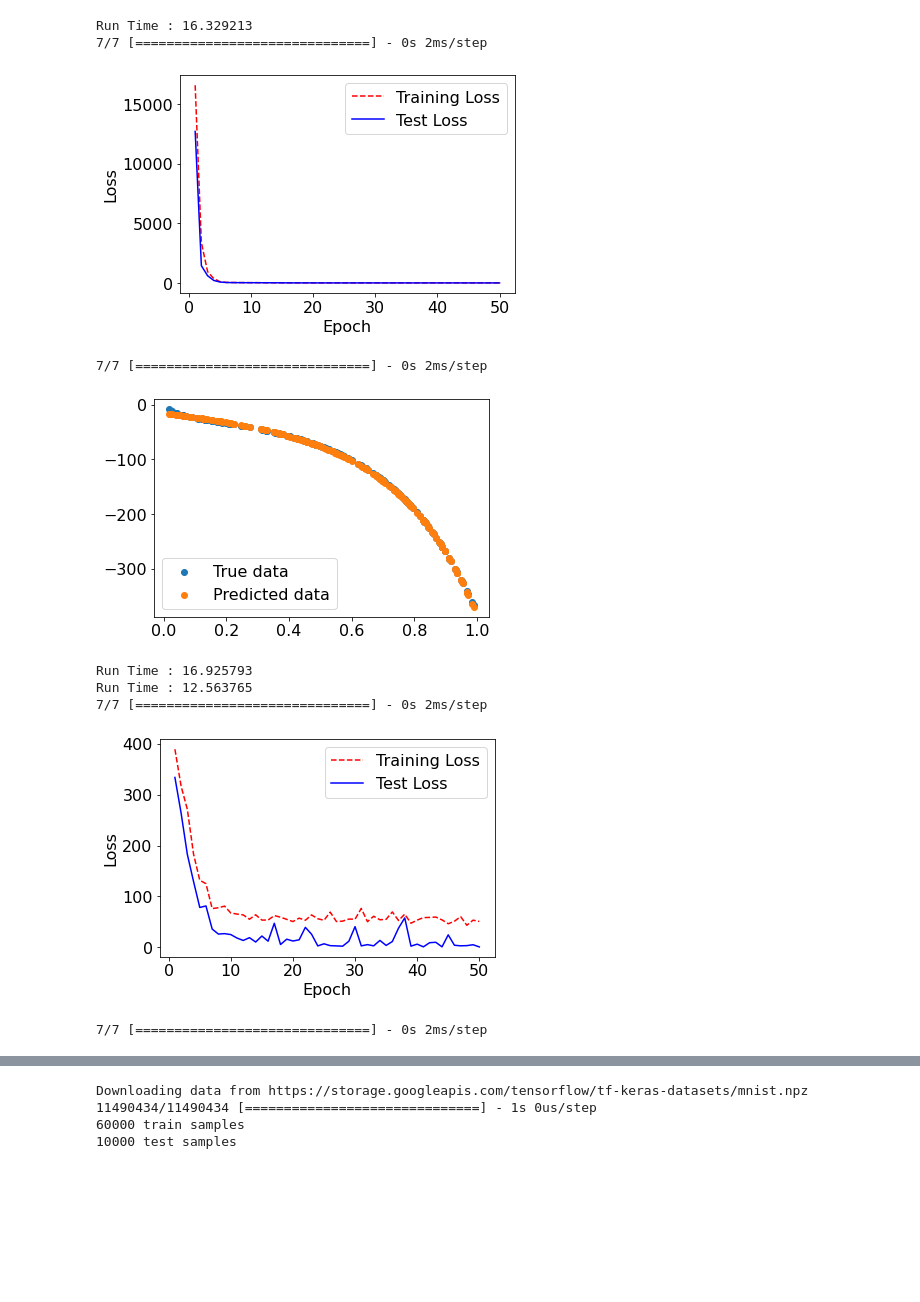
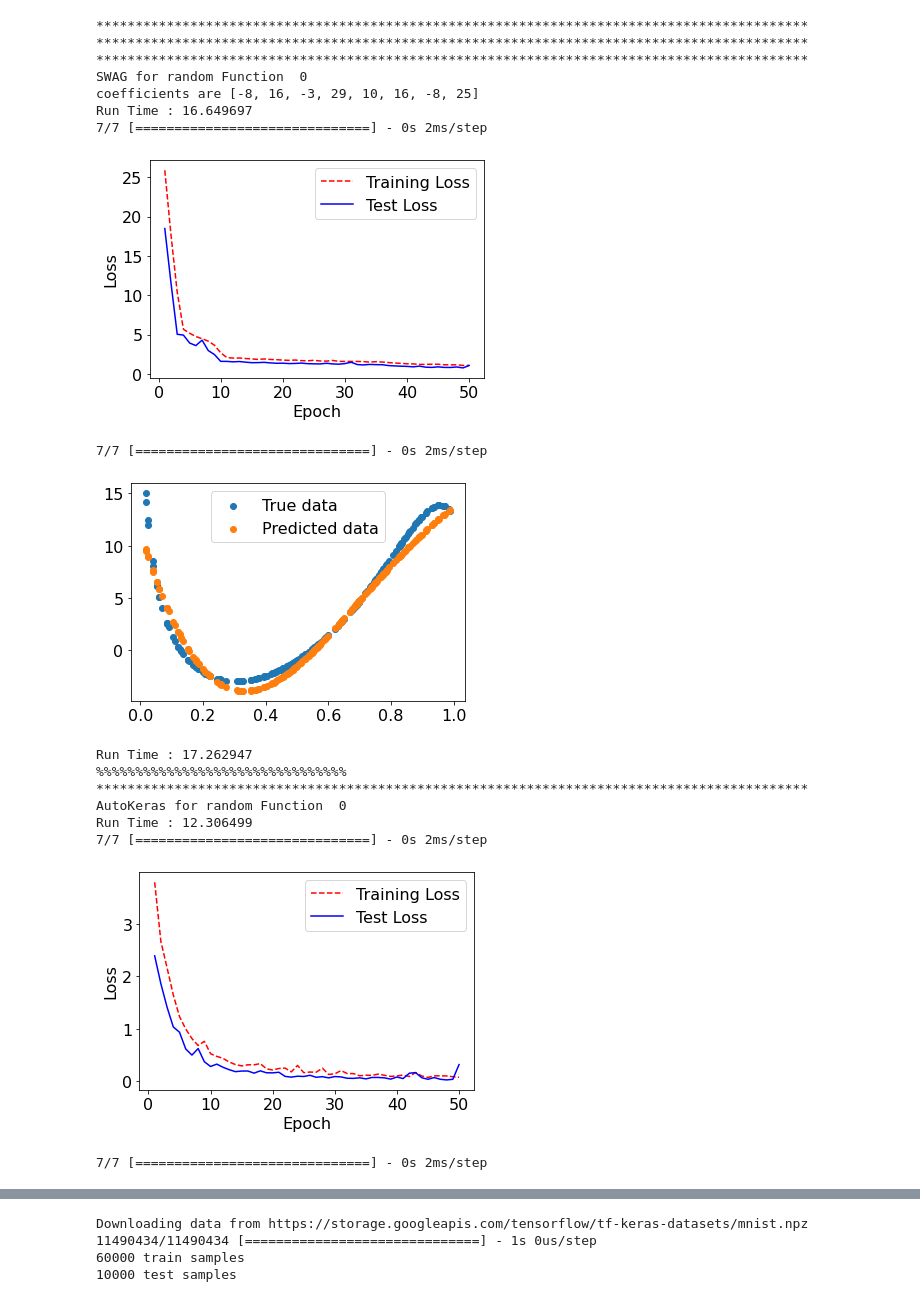
Before and after one commit to DeepLearningSaeid/Grad, a Jupyter notebook: Chapter_2.ipynb, the cells around one changed output, grey strips where cells are left out. Drawn from its saved outputs; the diff is of its cells as text; code cells hidden in the pictures; blank space fills up the shorter version.

```diff
--- a/Chapter_2.ipynb
+++ b/Chapter_2.ipynb
@@ -1048,46 +1048,62 @@ for kk in range(10):
   Y1 = function_generator(coefficients, X1)
 
   X_train,X_test,Y_train,Y_test=train_test_split(X1,Y1,test_size=0.2,random_state=1234)
-  coefficient=generate_random_coefficients()
+  # coefficient=generate_random_coefficients()
   start = timeit.default_timer()
+  print("*******************************************************************************************")
+  print("*******************************************************************************************")
+  print("*******************************************************************************************")
+
+  print("SWAG for random Function ",kk)
+  print("coefficients are",coefficients )
   SWAG_history = train_and_visualize_model(Our_model,X_train,Y_train,X_test,Y_test,number_epo,10)
   end = timeit.default_timer()
   print("Run Time : %f" % (end-start))
-
+  print("%%%%%%%%%%%%%%%%%%%%%%%%%%%%%%%%")
 
   # Reshape data
   X_train = X_train.reshape(800, 1)
   Y_train = Y_train.reshape(800, 1)
   X_test = X_test.reshape(200, 1)
   Y_test = Y_test.reshape(200, 1)
 
   train_set = tf.data.Dataset.from_tensor_slices((X_train, Y_train))
   test_set = tf.data.Dataset.from_tensor_slices(
       (X_test, Y_test)
   )
 
   start = timeit.default_timer()
 
+  print("*******************************************************************************************")
 
+  print("AutoKeras for random Function ",kk)
   clf = ak.StructuredDataRegressor(
       overwrite=True, max_trials=10
   )
   # Feed the tensorflow Dataset to the classifier.
   clf.fit(train_set, epochs=5,verbose=0)
   autokeras_model=clf.export_model()
 
   auto_history = train_and_visualize_model(autokeras_model,X_train,Y_train,X_test,Y_test,number_epo,10)
 
   end = timeit.default_timer()
   print("Run Time : %f" % (end-start))
 # %% [output]
-Run Time : 16.329213
+*******************************************************************************************
+*******************************************************************************************
+*******************************************************************************************
+SWAG for random Function  0
+coefficients are [-8, 16, -3, 29, 10, 16, -8, 25]
+Run Time : 16.649697
 7/7 [==============================] - 0s 2ms/step
-[figure, old version]
+[figure, new version]
 7/7 [==============================] - 0s 2ms/step
-[figure, old version]
+[figure, new version]
-Run Time : 16.925793
-Run Time : 12.563765
+Run Time : 17.262947
+%%%%%%%%%%%%%%%%%%%%%%%%%%%%%%%%
+*******************************************************************************************
+AutoKeras for random Function  0
+Run Time : 12.306499
 7/7 [==============================] - 0s 2ms/step
-[figure, old version]
+[figure, new version]
 7/7 [==============================] - 0s 2ms/step
```
Also changed, not shown: parts of 12 cells of this notebook.
